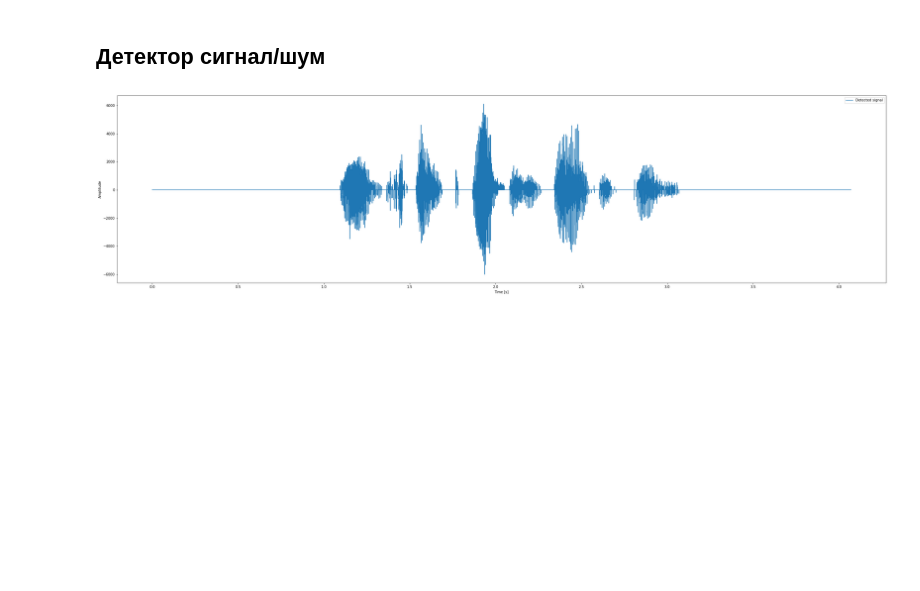
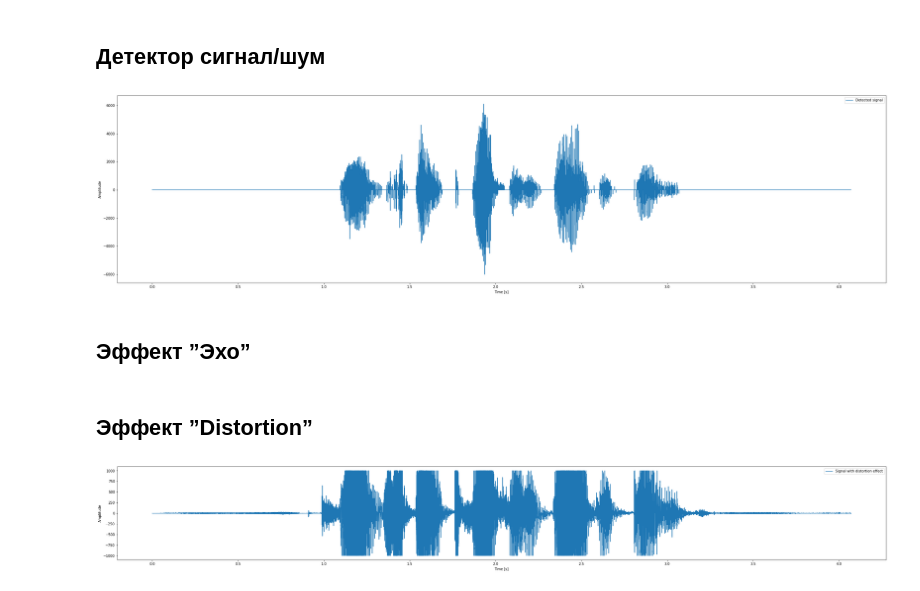
Before and after one commit to Valentina-Gol/math_packages_leti, a Jupyter notebook: lab1/math_package_lab1.ipynb, the cells around one changed output. Saved outputs shown, nothing was run; the diff lists cells and outputs as text; code cells hidden in the pictures; blank space fills up the shorter version.

```diff
--- a/lab1/math_package_lab1.ipynb
+++ b/lab1/math_package_lab1.ipynb
@@ -101,3 +117,5 @@ plt.ylabel("Amplitude")
 plt.show()
 # %% [output]
 [figure]
+# %% [markdown]
+## Эффект ”Эхо”
@@ -103,0 +164,31 @@ plt.show()
+# %% [markdown]
+## Эффект ”Distortion”
+# %%
+Th = int(input("Введите порог"))
+Max = int(input("Введите максимальное значение сигнала"))
+# %%
+def sign(value) -> int:
+  if value < 0:
+    return -1
+  elif value > 0:
+    return 1
+  return 0
+
+yi = np.zeros(data.shape[0])
+# ограничиваем сигнал по амплитуде
+for ind in range(data.shape[0]):
+  if abs(data[ind]) < Th or abs(data[ind]) < Max:
+    yi[ind] = data[ind]
+  else:
+    yi[ind] = Max * sign(data[ind])
+
+f = plt.figure()
+f.set_figwidth(40)
+f.set_figheight(5)
+plt.plot(time, yi, label="Signal with distortion effect")
+plt.legend()
+plt.xlabel("Time [s]")
+plt.ylabel("Amplitude")
+plt.show()
+# %% [output]
+[figure, added]
```
Also changed, not shown: parts of 8 cells of this notebook.
